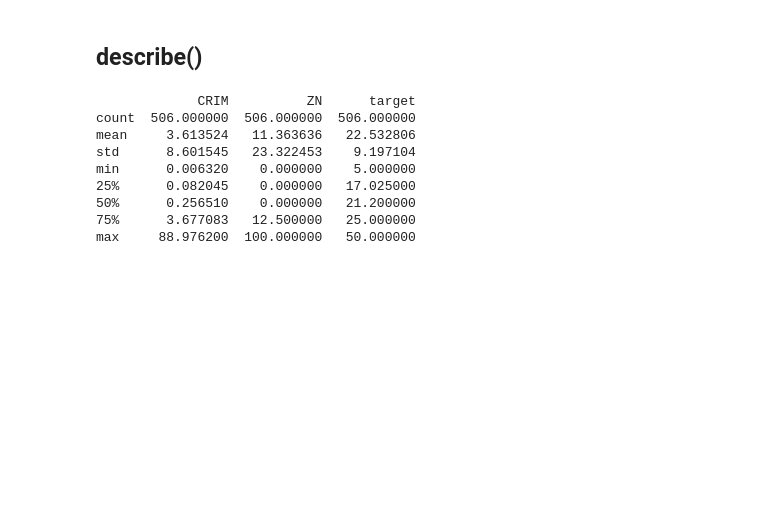
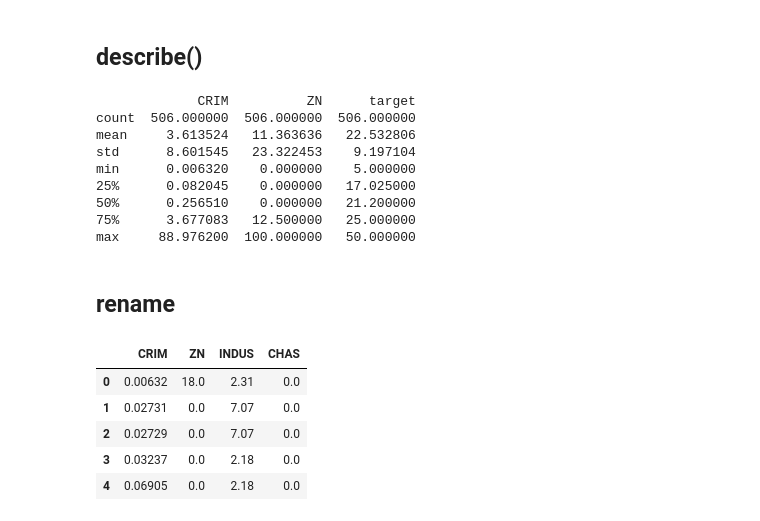
Before and after one commit to dschloe/streamlitbook-saraevan, a Jupyter notebook: ch02/step02_pandas.ipynb, the cells around one changed output. Saved outputs shown, nothing was run; the diff lists cells and outputs as text; code cells hidden in the pictures; blank space fills up the shorter version.

```diff
--- a/ch02/step02_pandas.ipynb
+++ b/ch02/step02_pandas.ipynb
@@ -161,3 +161,15 @@ min      0.006320    0.000000    5.000000
 50%      0.256510    0.000000   21.200000
 75%      3.677083   12.500000   25.000000
 max     88.976200  100.000000   50.000000
+# %% [markdown]
+## rename
+# %%
+sample_df = df_boston.iloc[:, 0:4]
+sample_df.head()
+# %% [output]
+|  | CRIM | ZN | INDUS | CHAS |
+| 0 | 0.00632 | 18.0 | 2.31 | 0.0 |
+| 1 | 0.02731 | 0.0 | 7.07 | 0.0 |
+| 2 | 0.02729 | 0.0 | 7.07 | 0.0 |
+| 3 | 0.03237 | 0.0 | 2.18 | 0.0 |
+| 4 | 0.06905 | 0.0 | 2.18 | 0.0 |
```
Also changed, not shown: parts of 5 cells of this notebook, 4 other files.
